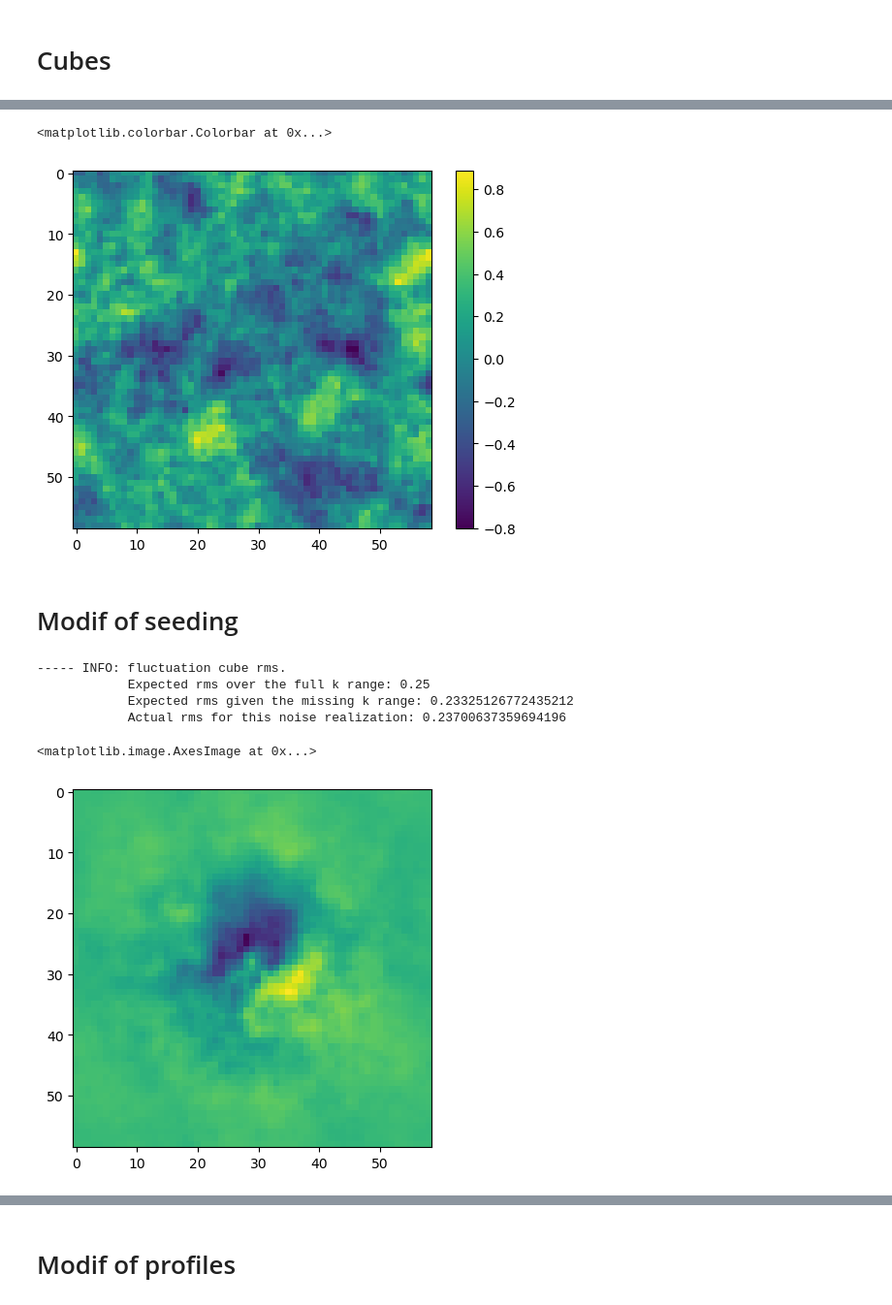
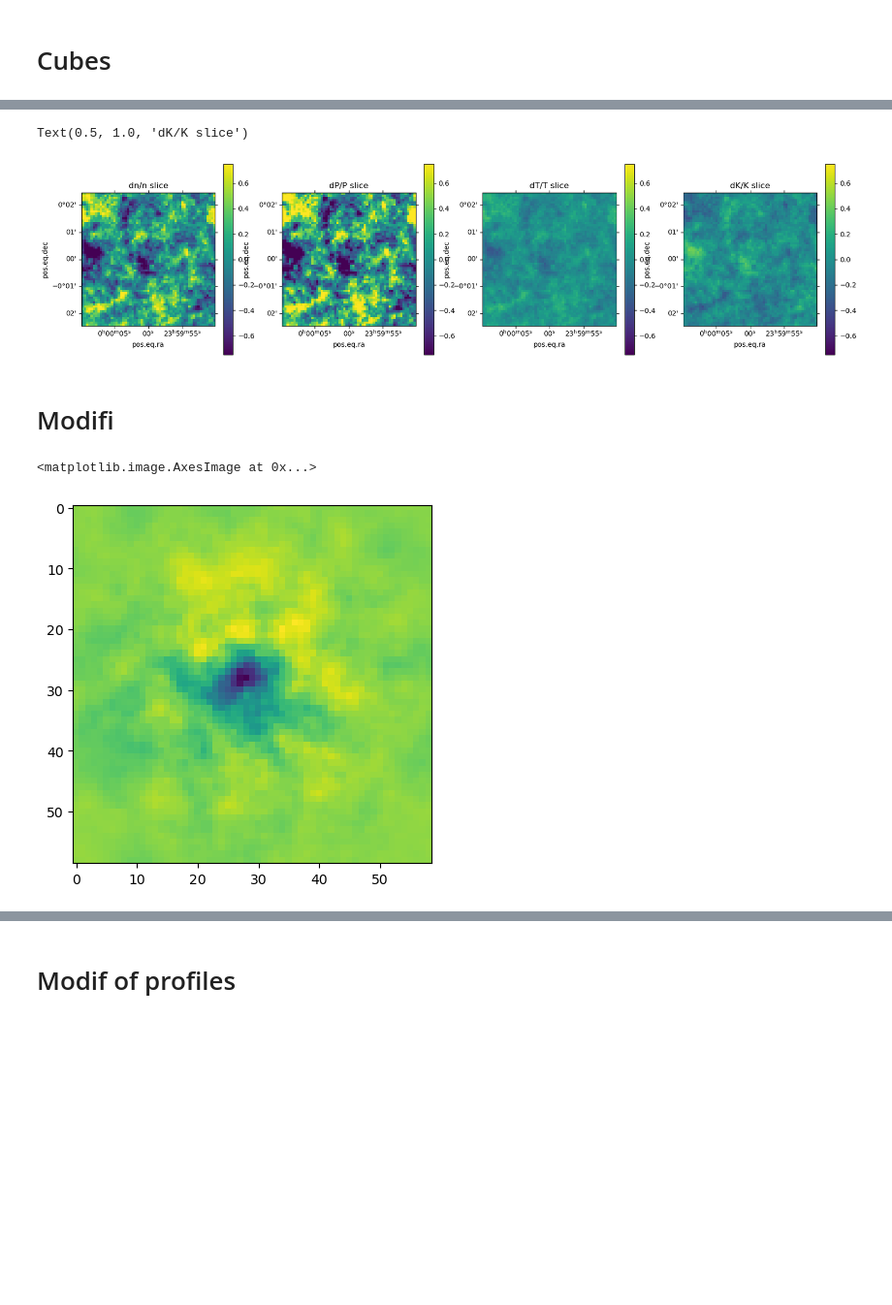
Before and after one commit to remi-adam/pitszi, a Jupyter notebook: notebook/pitszi_dev_density_fluctuations.ipynb, the cells around one changed output, grey strips where cells are left out. Shown at 97% size. Drawn from its saved outputs; the diff is of its cells as text; code cells hidden in the pictures; blank space fills up the shorter version.

Commit message:
update dev for density observables

```diff
--- a/notebook/pitszi_dev_density_fluctuations.ipynb
+++ b/notebook/pitszi_dev_density_fluctuations.ipynb
@@ -28,0 +14,7 @@ Setting gNFW Arnaud et al. (2010) morphologically disturbed.
+# %%
+C = pitszi.Model(M500=1e15*u.Msun, silent=True)
+C.set_pressure_profile_universal_param('A10MD')
+C.set_density_profile_polytropic_param()
+C.model_pressure_fluctuation['Norm'] = 0.5
+C.model_pressure_fluctuation['statistics'] = 'gaussian'
+C.model_gamma_fluctuation = 1.3
@@ -127,20 +102,34 @@ k = C.get_entropy_cube_fluctuation()
 # %%
-plt.imshow((p)[100])
+plt.figure(figsize=(20,5))
+ax = plt.subplot(1, 4, 1, projection=WCS(C.get_map_header()))
+plt.imshow((n)[100], vmin=-0.75, vmax=0.75)
 plt.colorbar()
+plt.title('dn/n slice')
+
+ax = plt.subplot(1, 4, 2, projection=WCS(C.get_map_header()))
+plt.imshow((p)[100], vmin=-0.75, vmax=0.75)
+plt.colorbar()
+plt.title('dP/P slice')
+
+ax = plt.subplot(1, 4, 3, projection=WCS(C.get_map_header()))
+plt.imshow((t)[100], vmin=-0.75, vmax=0.75)
+plt.colorbar()
+plt.title('dT/T slice')
+
+ax = plt.subplot(1, 4, 4, projection=WCS(C.get_map_header()))
+plt.imshow((k)[100], vmin=-0.75, vmax=0.75)
+plt.colorbar()
+plt.title('dK/K slice')
 # %% [output]
-<matplotlib.colorbar.Colorbar at 0x...>
+Text(0.5, 1.0, 'dK/K slice')
-[figure, old version]
+[figure, new version]
 # %% [markdown]
-# Modif of seeding
+# Modifi
 # %%
 plt.imshow(C.get_sz_map() - C.get_sz_map(no_fluctuations=True))
 # %% [output]
------ INFO: fluctuation cube rms.
-            Expected rms over the full k range: 0.25
-            Expected rms given the missing k range: 0.23325126772435212
-            Actual rms for this noise realization: 0.23700637359694196
+<matplotlib.image.AxesImage at 0x...>
-<matplotlib.image.AxesImage at 0x...>
-[figure, old version]
+[figure, new version]
 # %%
 plt.imshow(C.get_sz_map() - C.get_sz_map(no_fluctuations=True))
 # %% [output]
```
Also changed, not shown: parts of 12 cells of this notebook, 4 other files.
